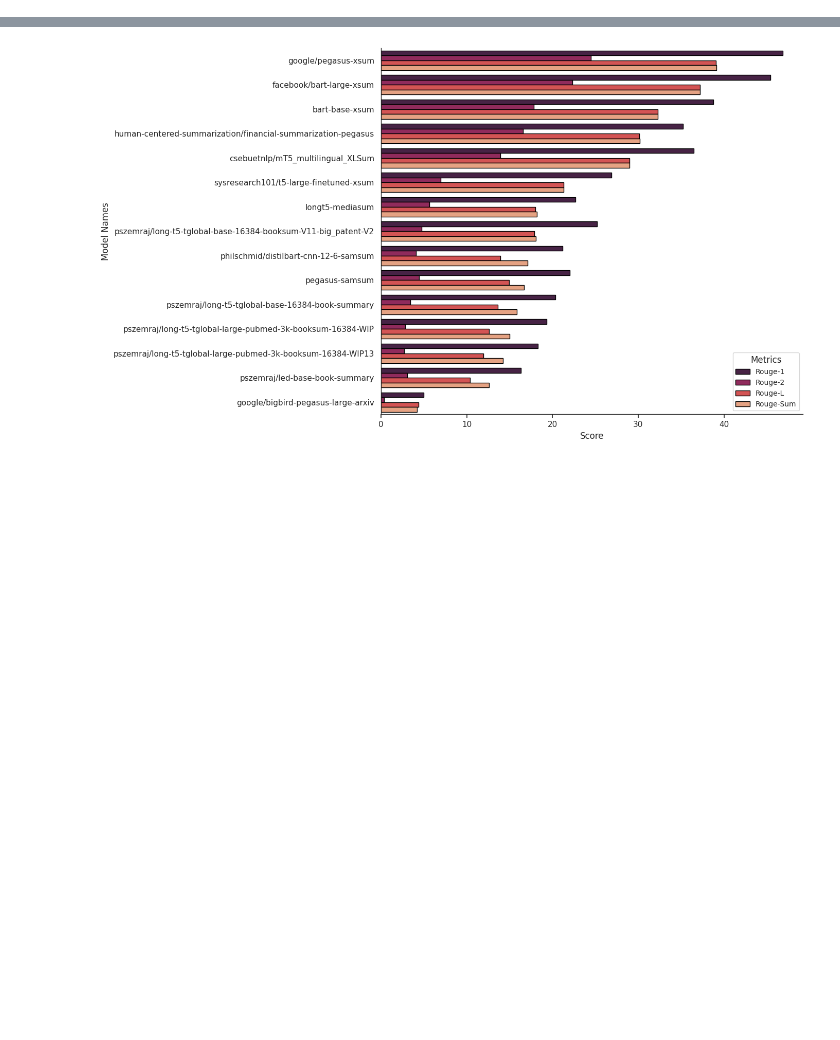
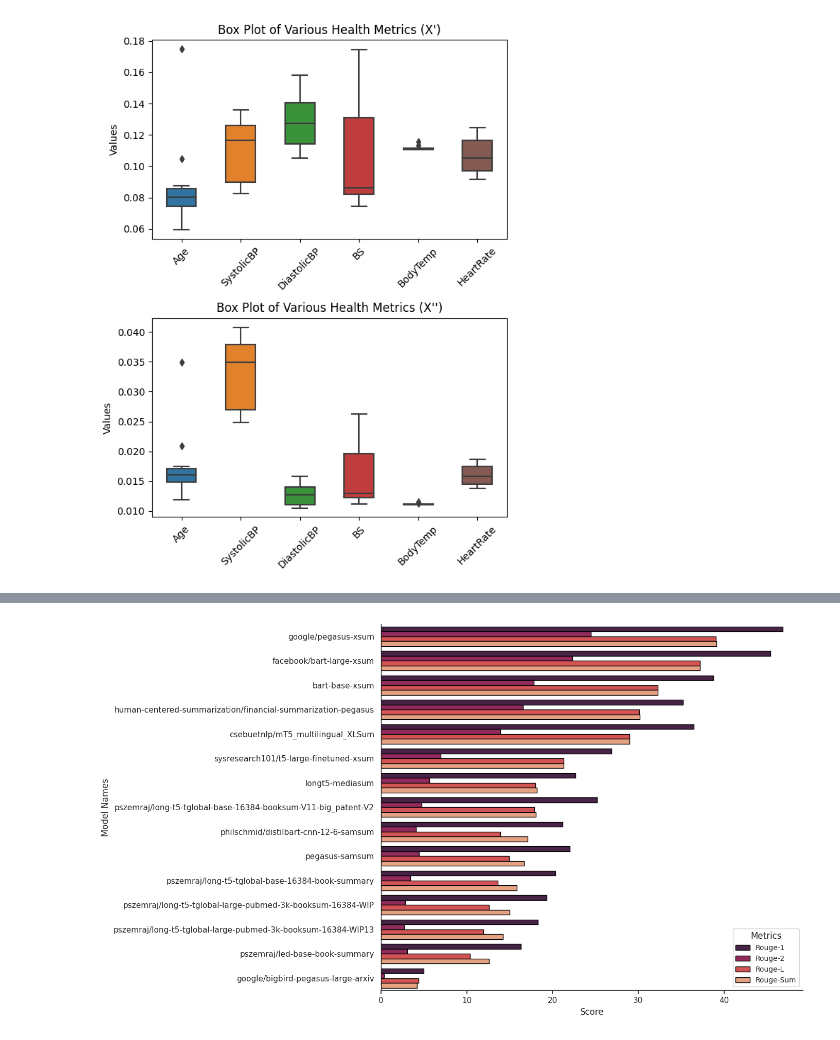
Before and after one commit to Iftekhar-mobin/depression_suicide_project, a Jupyter notebook: visualizer/chart_making.ipynb, the cells around one changed output, grey strips where cells are left out. Cells and saved outputs as stored; diff of their text form; code cells hidden in the pictures; blank space fills up the shorter version.

```diff
--- a/visualizer/chart_making.ipynb
+++ b/visualizer/chart_making.ipynb
@@ -0,0 +1,41 @@
+# %%
+# Creating the new matrix X''
+X_double_prime = np.array([
+    [0.0175, 0.0379, 0.0140, 0.0262, 0.0112, 0.01787],
+    [0.0209, 0.0408, 0.0149, 0.0209, 0.0111, 0.0145],
+    [0.0161, 0.0379, 0.0123, 0.0131, 0.0111, 0.01619],
+    [0.0139, 0.0349, 0.0132, 0.0127, 0.0113, 0.0145],
+    [0.0349, 0.0408, 0.0158, 0.0262, 0.0111, 0.0187],
+    [0.0147, 0.0262, 0.011, 0.01187, 0.0111, 0.0158],
+    [0.0154, 0.0291, 0.011, 0.01256, 0.0111, 0.0145],
+    [0.0119, 0.0248, 0.0105, 0.01571, 0.0115, 0.01787],
+    [0.0161, 0.0262, 0.0105, 0.0112, 0.0111, 0.0158],
+    [0.0161, 0.0349, 0.0140, 0.0122, 0.0111, 0.01373],
+])
+
+# Creating a new dataframe for X''
+df_X_double_prime = pd.DataFrame(X_double_prime, columns=["Age", "SystolicBP", "DiastolicBP", "BS", "BodyTemp", "HeartRate"])
+
+# Plotting the box plots for comparison
+plt.figure(figsize=(6, 8))
+
+# Plot for X'
+plt.subplot(2, 1, 1)
+sns.boxplot(data=df, width=0.5)
+plt.title('Box Plot of Various Health Metrics (X\')')
+# plt.xlabel('Health Metrics')
+plt.ylabel('Values')
+plt.xticks(rotation=45)
+
+# Plot for X''
+plt.subplot(2, 1, 2)
+sns.boxplot(data=df_X_double_prime, width=0.5)
+plt.title('Box Plot of Various Health Metrics (X\'\')')
+# plt.xlabel('Health Metrics')
+plt.ylabel('Values')
+plt.xticks(rotation=45)
+
+plt.tight_layout()
+plt.show()
+# %% [output]
+[figure, added]
```
Also changed, not shown: parts of 5 cells of this notebook, 1 other file.
